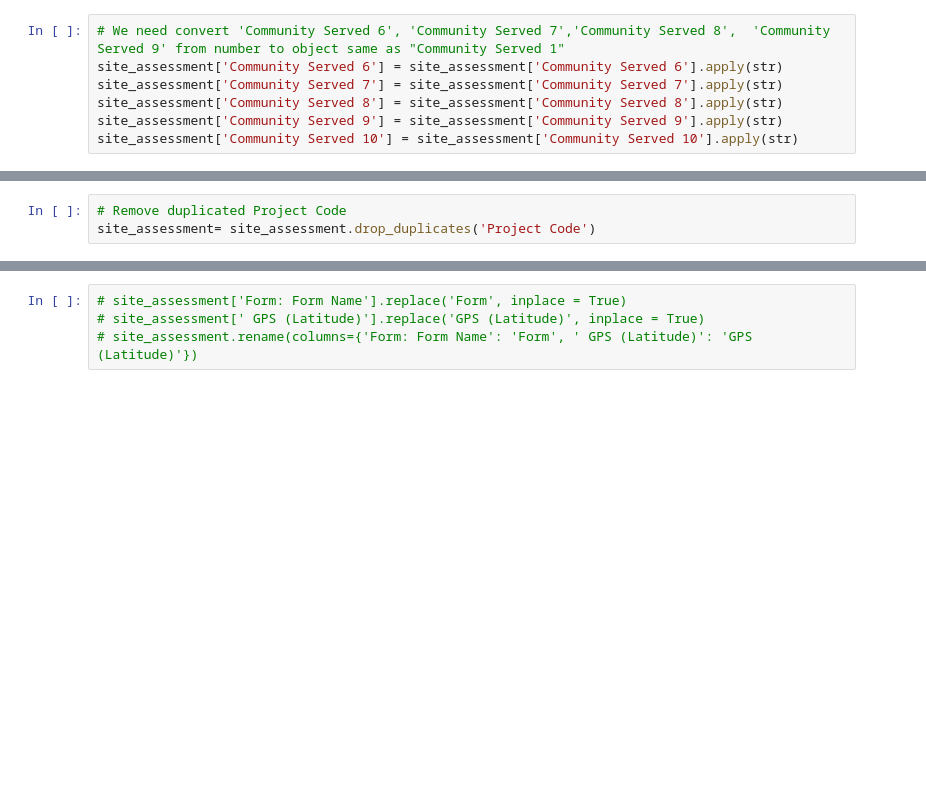
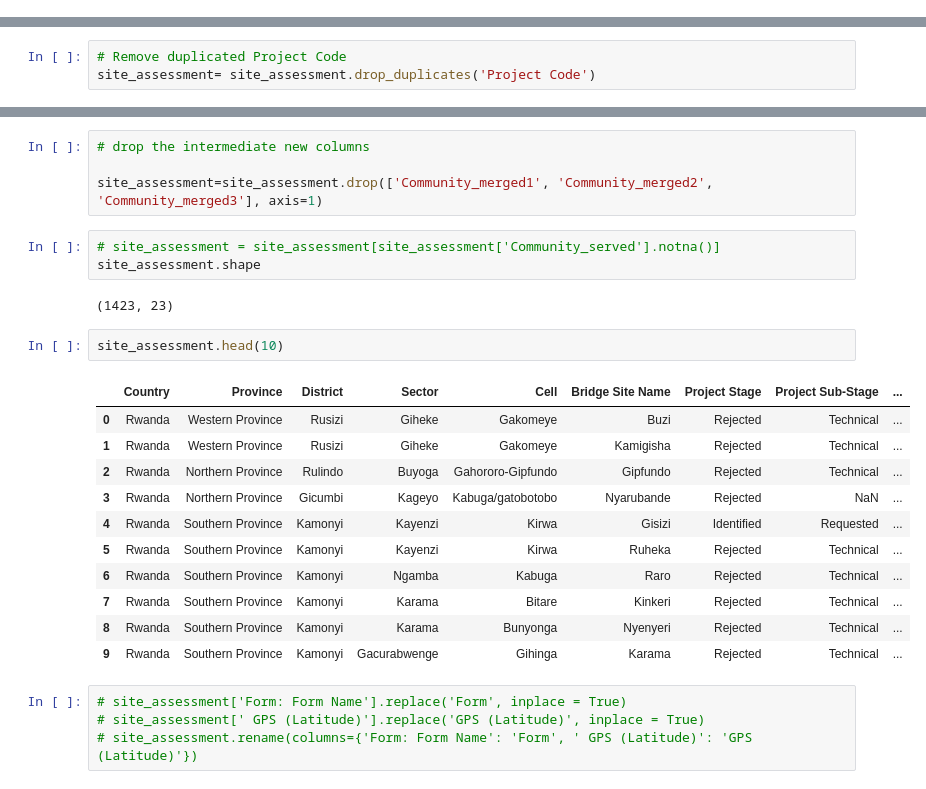
Before and after one commit to BloomTech-Labs/bridges-to-prosperity-ds-b, a Jupyter notebook: notebooks/Labs25_BridgesToProsperity.ipynb, the cells around one changed output, grey strips where cells are left out. Cells and saved outputs as stored; diff of their text form; blank space fills up the shorter version.

```diff
--- a/notebooks/Labs25_BridgesToProsperity.ipynb
+++ b/notebooks/Labs25_BridgesToProsperity.ipynb
@@ -104,7 +90,0 @@ site_assessment.select_dtypes(include="number").columns.tolist()
-# %%
-# We need convert 'Community Served 6', 'Community Served 7','Community Served 8',  'Community Served 9' from number to object same as "Community Served 1"
-site_assessment['Community Served 6'] = site_assessment['Community Served 6'].apply(str)
-site_assessment['Community Served 7'] = site_assessment['Community Served 7'].apply(str)
-site_assessment['Community Served 8'] = site_assessment['Community Served 8'].apply(str)
-site_assessment['Community Served 9'] = site_assessment['Community Served 9'].apply(str)
-site_assessment['Community Served 10'] = site_assessment['Community Served 10'].apply(str)
@@ -148,3 +118,26 @@ site_assessment= site_assessment.drop_duplicates('Project Code')
+# %%
+# drop the intermediate new columns
+
+site_assessment=site_assessment.drop(['Community_merged1', 'Community_merged2', 'Community_merged3'], axis=1)
+# %%
+# site_assessment = site_assessment[site_assessment['Community_served'].notna()]
+site_assessment.shape
+# %% [output]
+(1423, 23)
+# %%
+site_assessment.head(10)
+# %% [output]
+|  | Country | Province | District | Sector | Cell | Bridge Site Name | Project Stage | Project Sub-Stage | ... |
+| 0 | Rwanda | Western Province | Rusizi | Giheke | Gakomeye | Buzi | Rejected | Technical | ... |
+| 1 | Rwanda | Western Province | Rusizi | Giheke | Gakomeye | Kamigisha | Rejected | Technical | ... |
+| 2 | Rwanda | Northern Province | Rulindo | Buyoga | Gahororo-Gipfundo | Gipfundo | Rejected | Technical | ... |
+| 3 | Rwanda | Northern Province | Gicumbi | Kageyo | Kabuga/gatobotobo | Nyarubande | Rejected | NaN | ... |
+| 4 | Rwanda | Southern Province | Kamonyi | Kayenzi | Kirwa | Gisizi | Identified | Requested | ... |
+| 5 | Rwanda | Southern Province | Kamonyi | Kayenzi | Kirwa | Ruheka | Rejected | Technical | ... |
+| 6 | Rwanda | Southern Province | Kamonyi | Ngamba | Kabuga | Raro | Rejected | Technical | ... |
+| 7 | Rwanda | Southern Province | Kamonyi | Karama | Bitare | Kinkeri | Rejected | Technical | ... |
+| 8 | Rwanda | Southern Province | Kamonyi | Karama | Bunyonga | Nyenyeri | Rejected | Technical | ... |
+| 9 | Rwanda | Southern Province | Kamonyi | Gacurabwenge | Gihinga | Karama | Rejected | Technical | ... |
 # %%
 # site_assessment['Form: Form Name'].replace('Form', inplace = True)
 # site_assessment[' GPS (Latitude)'].replace('GPS (Latitude)', inplace = True)
```
Also changed, not shown: parts of 26 cells of this notebook, 6 other files.
